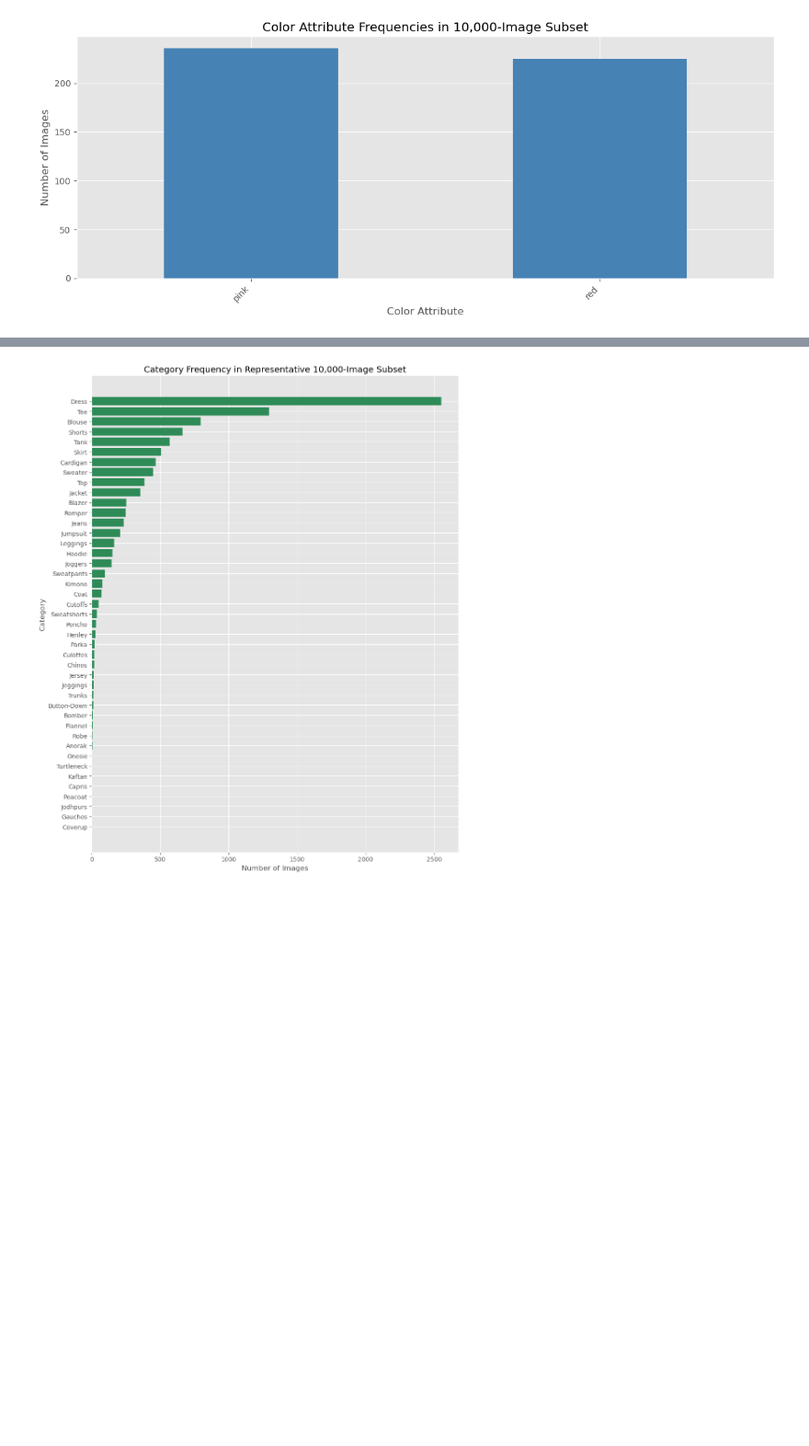
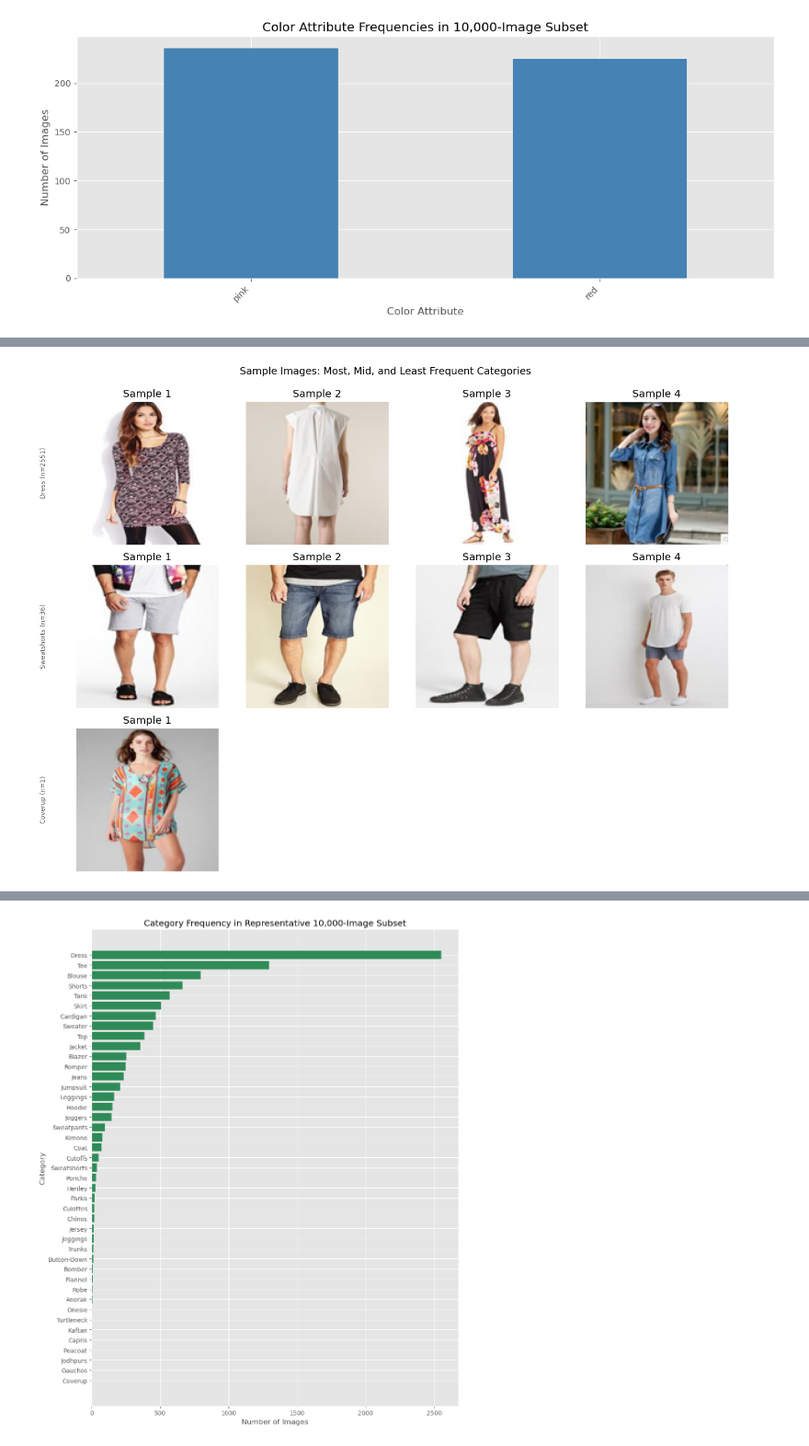
Before and after one commit to tintinHL/Individual-Predictive-coursework-WVQX7, a Jupyter notebook: deepfashion_subset_builder.ipynb, the cells around one changed output, grey strips where cells are left out. Shown at 92% size. Saved outputs shown, nothing was run; the diff lists cells and outputs as text; code cells hidden in the pictures; blank space fills up the shorter version.

```diff
--- a/deepfashion_subset_builder.ipynb
+++ b/deepfashion_subset_builder.ipynb
@@ -223,0 +428,94 @@ Color attribute columns used:
+# %%
+import random
+from pathlib import Path
+from PIL import Image, UnidentifiedImageError
+import pandas as pd
+import matplotlib.pyplot as plt
+import seaborn as sns
+
+try:
+    project_root = PROJECT_ROOT
+except NameError:
+    project_root = Path.cwd()
+
+csv_path = project_root / 'final_subset_representative.csv'
+if not csv_path.exists():
+    raise FileNotFoundError(f'File not found: {csv_path}')
+subset_df = pd.read_csv(csv_path)
+
+if 'category_label' not in subset_df.columns or 'image_name' not in subset_df.columns:
+    raise KeyError('Both image_name and category_label are required.')
+
+# Load category name mapping
+category_file = project_root / 'Anno_coarse' / 'list_category_cloth.txt'
+category_df = pd.read_csv(category_file, sep=r'\s+', engine='python', skiprows=1)
+category_df = category_df.reset_index(drop=True)
+if 'category_name' not in category_df.columns:
+    category_df.columns = ['category_name'] + list(category_df.columns[1:])
+category_df['category_label_0idx'] = category_df.index
+label_to_name = dict(zip(category_df['category_label_0idx'], category_df['category_name']))
+
+# Pick 3 categories: most frequent, least frequent, mid-range
+counts = subset_df['category_label'].value_counts().sort_values(ascending=False)
+if counts.empty:
+    raise ValueError('No category labels available for plotting.')
+
+most_label = counts.index[0]
+least_label = counts.index[-1]
+mid_label = counts.sort_values().index[len(counts) // 2]
+
+selected = []
+for label in [most_label, mid_label, least_label]:
+    if label not in selected:
+        selected.append(label)
+while len(selected) < 3 and len(counts) > len(selected):
+    for candidate in counts.index:
+        if candidate not in selected:
+            selected.append(candidate)
+            break
+
+grid_rows = min(3, len(selected))
+cols = 4
+fig, axes = plt.subplots(grid_rows, cols, figsize=(14, 10))
+if grid_rows == 1:
+    axes = axes.reshape(1, -1)
+
+image_root = project_root / 'data' / 'subset_images_representative'
+
+for row_idx in range(grid_rows):
+    label = selected[row_idx]
+    cat_name = str(label_to_name.get(int(label), f'Category {label}'))
+    cat_df = subset_df[subset_df['category_label'] == label].copy()
+    cat_count = len(cat_df)
+    samples = cat_df.sample(n=min(cols, cat_count), replace=False, random_state=42) if cat_count else pd.DataFrame()
+    row_title = f'{cat_name} (n={cat_count})'
+    axes[row_idx, 0].set_ylabel(row_title, rotation=90, labelpad=40, fontsize=9)
+
+    for col_idx in range(cols):
+        ax = axes[row_idx, col_idx]
+        ax.set_xticks([])
+        ax.set_yticks([])
+        if col_idx >= len(samples):
+            ax.axis('off')
+            continue
+
+        rel_name = str(samples.iloc[col_idx]['image_name'])
+        rel_path = Path(rel_name)
+        rel_parts = rel_path.parts
+        rel_clean = Path(*rel_parts[1:]) if rel_parts and rel_parts[0].lower() == 'img' else rel_path
+        img_path = image_root / rel_clean
+
+        try:
+            with Image.open(img_path) as im:
+                im = im.convert('RGB').resize((128, 128))
+            ax.imshow(im)
+            ax.set_title(f'Sample {col_idx + 1}')
+        except (FileNotFoundError, UnidentifiedImageError, OSError, TypeError):
+            ax.text(0.5, 0.5, 'Missing/Corrupt\nImage', ha='center', va='center', fontsize=9)
+            ax.set_facecolor('#f0f0f0')
+
+plt.suptitle('Sample Images: Most, Mid, and Least Frequent Categories', y=0.995, fontsize=14)
+plt.tight_layout()
+plt.show()
+# %% [output]
+[figure, added]
```
Also changed, not shown: parts of 46 cells of this notebook, 4 other files.
